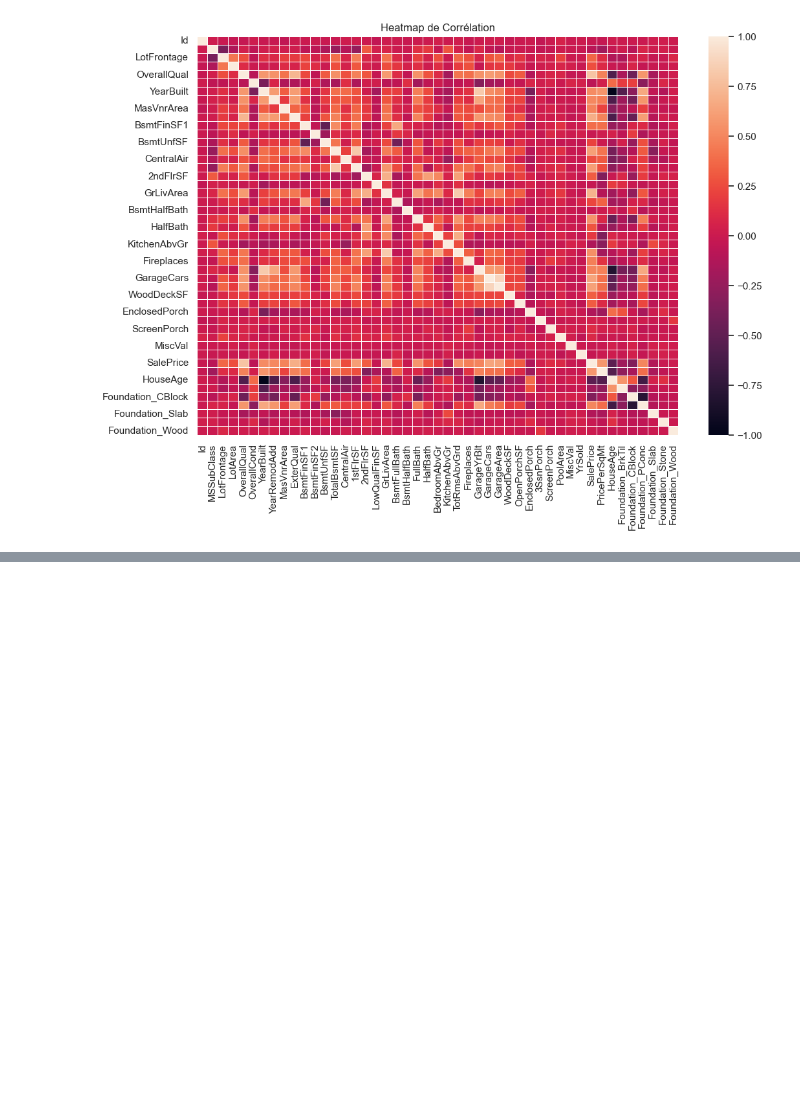
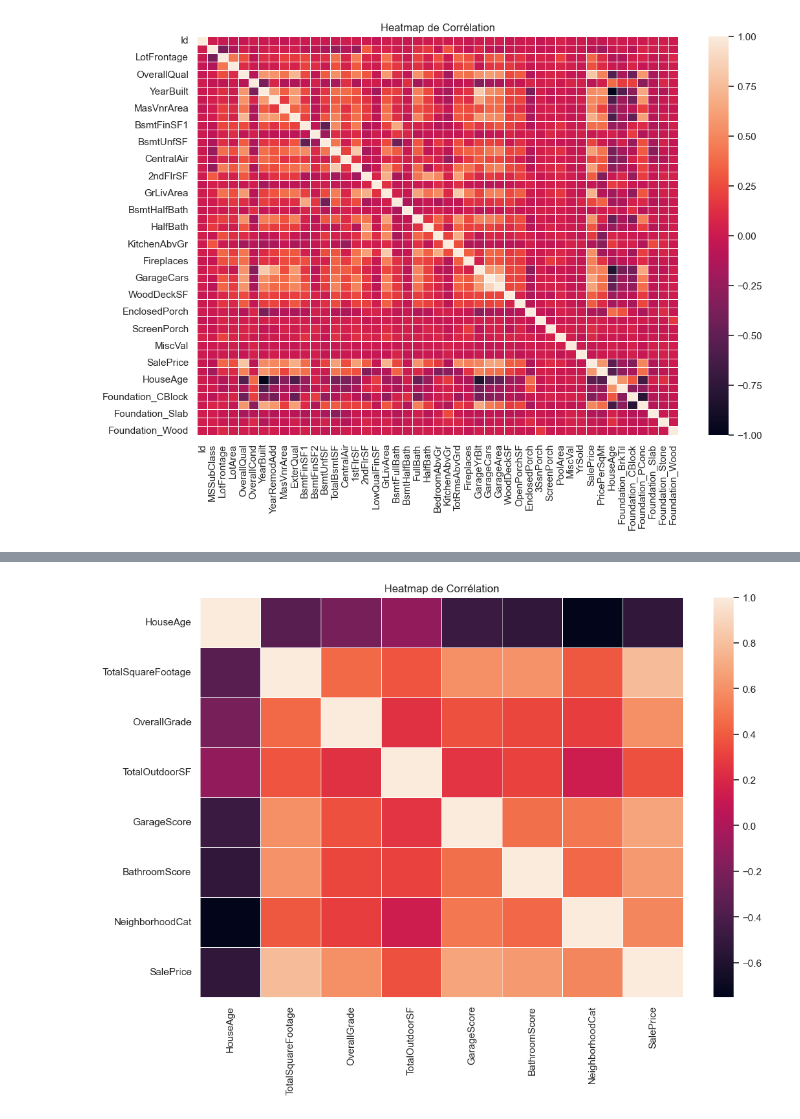
Before and after one commit to scoulet/EPISEN_TP_DATAMINING, a Jupyter notebook: notebook.ipynb, the cells around one changed output, grey strips where cells are left out. Saved outputs shown, nothing was run; the diff lists cells and outputs as text; code cells hidden in the pictures; blank space fills up the shorter version.

```diff
--- a/notebook.ipynb
+++ b/notebook.ipynb
@@ -295,0 +380,22 @@ plt.show()
+# %%
+thresholds = average_price_per_neighborhood.quantile([0.33, 0.66]).tolist()
+# %%
+# Fonction pour assigner les catégories
+def assign_category(price_per_sqmt):
+    if price_per_sqmt <= thresholds[0]:
+        return 0
+    elif price_per_sqmt <= thresholds[1]:
+        return 1
+    else:
+        return 2
+
+data['NeighborhoodCat'] = data['Neighborhood'].map(average_price_per_neighborhood).apply(assign_category)
+# %%
+final_variables = ['HouseAge','TotalSquareFootage','OverallGrade', 'TotalOutdoorSF', 'GarageScore', 'BathroomScore', 'NeighborhoodCat']
+target_variable = ['SalePrice']
+variables = final_variables + target_variable
+# %%
+
+
+corr_matrix = data[variables].corr()
+corr_matrix
@@ -295,0 +417,7 @@ plt.show()
+# %%
+plt.figure(figsize=(12, 8))
+sns.heatmap(corr_matrix, annot=False, fmt='.2f', linewidths=.5)
+plt.title('Heatmap de Corrélation')
+plt.show()
+# %% [output]
+[figure, added]
```
Also changed, not shown: parts of 25 cells of this notebook.
